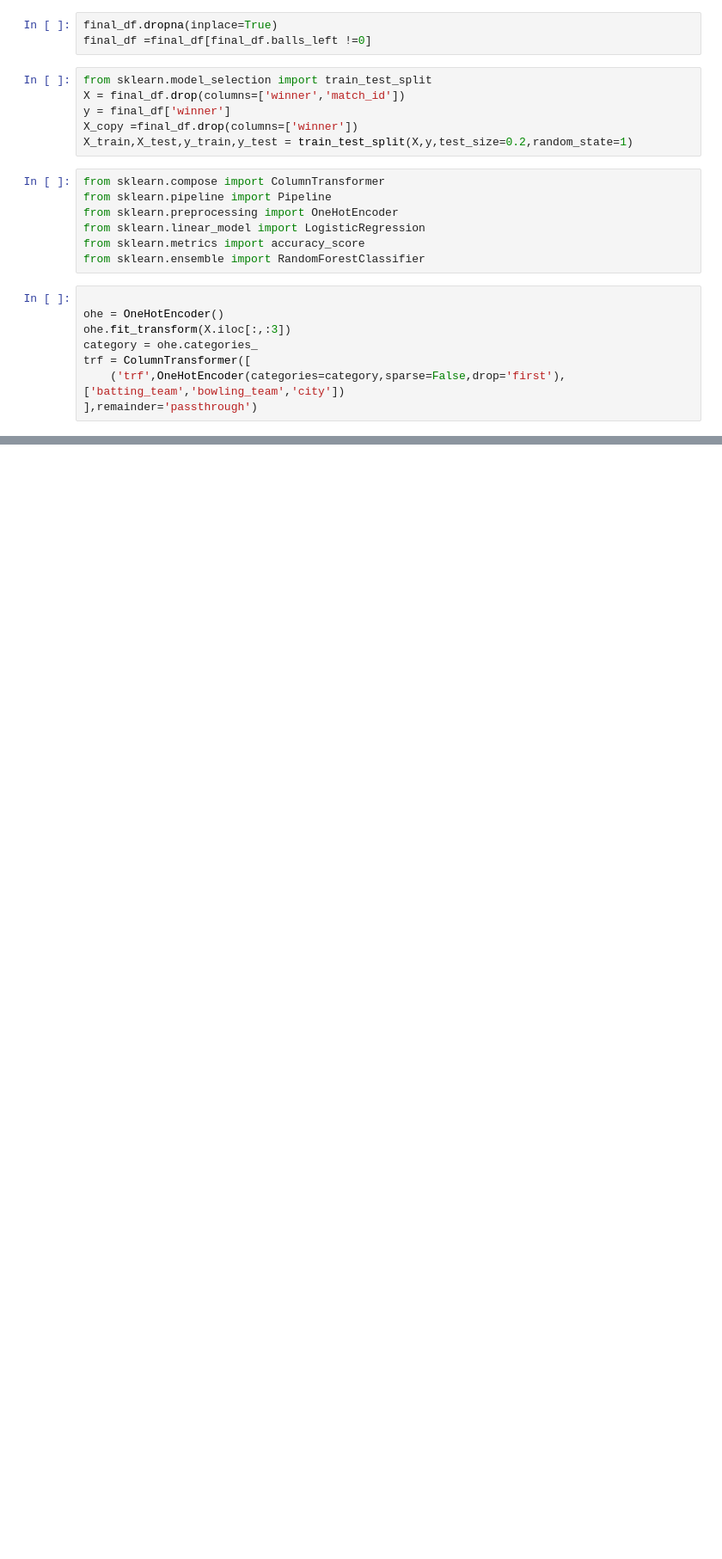
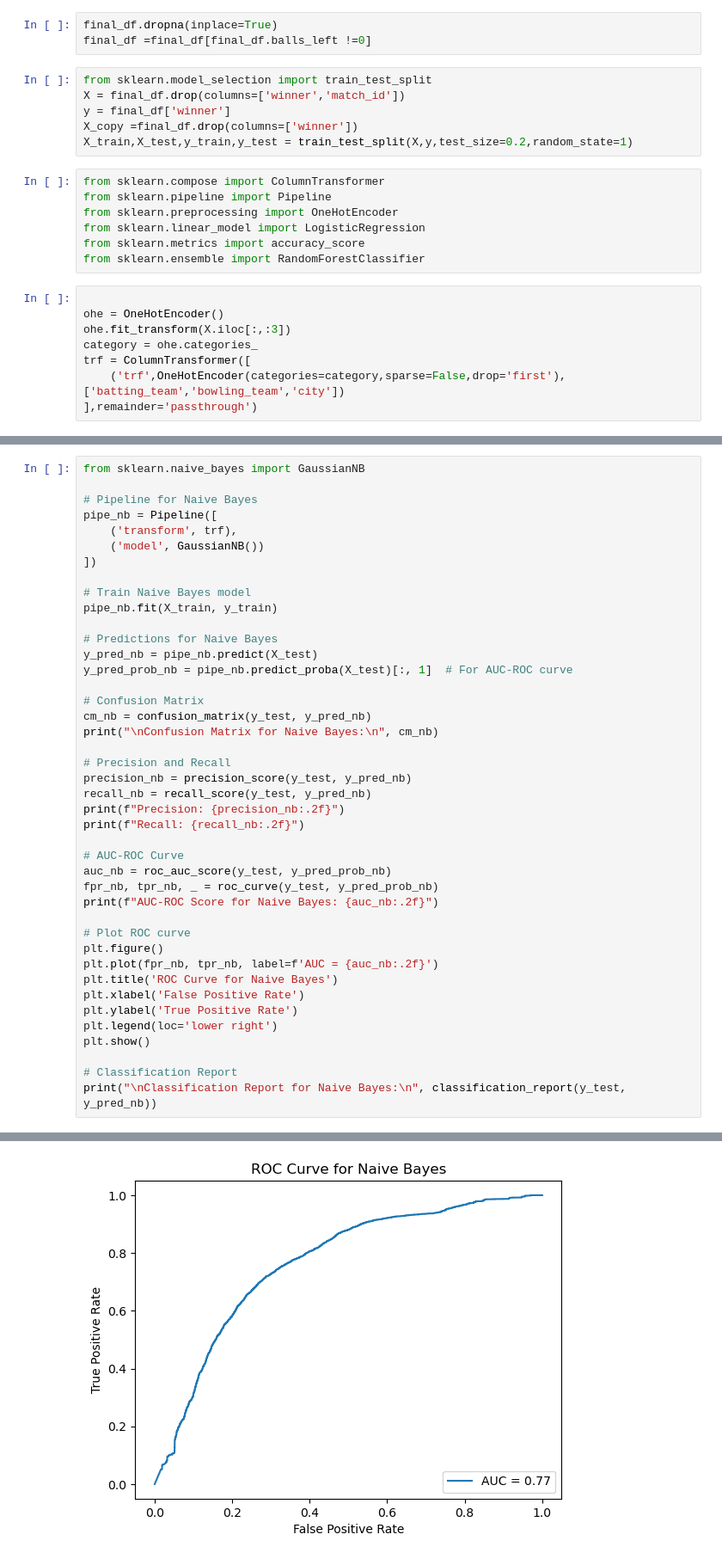
Before and after one commit to yashrajbista/machine_learning, a Jupyter notebook: ipl.ipynb, the cells around one changed output, grey strips where cells are left out. Shown at 86% size. Saved outputs shown, nothing was run; the diff lists cells and outputs as text; blank space fills up the shorter version.

```diff
--- a/ipl.ipynb
+++ b/ipl.ipynb
@@ -317,0 +346,43 @@ X_train
+# %%
+from sklearn.naive_bayes import GaussianNB
+
+# Pipeline for Naive Bayes
+pipe_nb = Pipeline([
+    ('transform', trf),
+    ('model', GaussianNB())
+])
+
+# Train Naive Bayes model
+pipe_nb.fit(X_train, y_train)
+
+# Predictions for Naive Bayes
+y_pred_nb = pipe_nb.predict(X_test)
+y_pred_prob_nb = pipe_nb.predict_proba(X_test)[:, 1]  # For AUC-ROC curve
+
+# Confusion Matrix
+cm_nb = confusion_matrix(y_test, y_pred_nb)
+print("\nConfusion Matrix for Naive Bayes:\n", cm_nb)
+
+# Precision and Recall
+precision_nb = precision_score(y_test, y_pred_nb)
+recall_nb = recall_score(y_test, y_pred_nb)
+print(f"Precision: {precision_nb:.2f}")
+print(f"Recall: {recall_nb:.2f}")
+
+# AUC-ROC Curve
+auc_nb = roc_auc_score(y_test, y_pred_prob_nb)
+fpr_nb, tpr_nb, _ = roc_curve(y_test, y_pred_prob_nb)
+print(f"AUC-ROC Score for Naive Bayes: {auc_nb:.2f}")
+
+# Plot ROC curve
+plt.figure()
+plt.plot(fpr_nb, tpr_nb, label=f'AUC = {auc_nb:.2f}')
+plt.title('ROC Curve for Naive Bayes')
+plt.xlabel('False Positive Rate')
+plt.ylabel('True Positive Rate')
+plt.legend(loc='lower right')
+plt.show()
+
+# Classification Report
+print("\nClassification Report for Naive Bayes:\n", classification_report(y_test, y_pred_nb))
+# %% [output]
@@ -317,0 +395 @@ X_train
+[figure, added]
```
Also changed, not shown: parts of 14 cells of this notebook, 2 other files.
